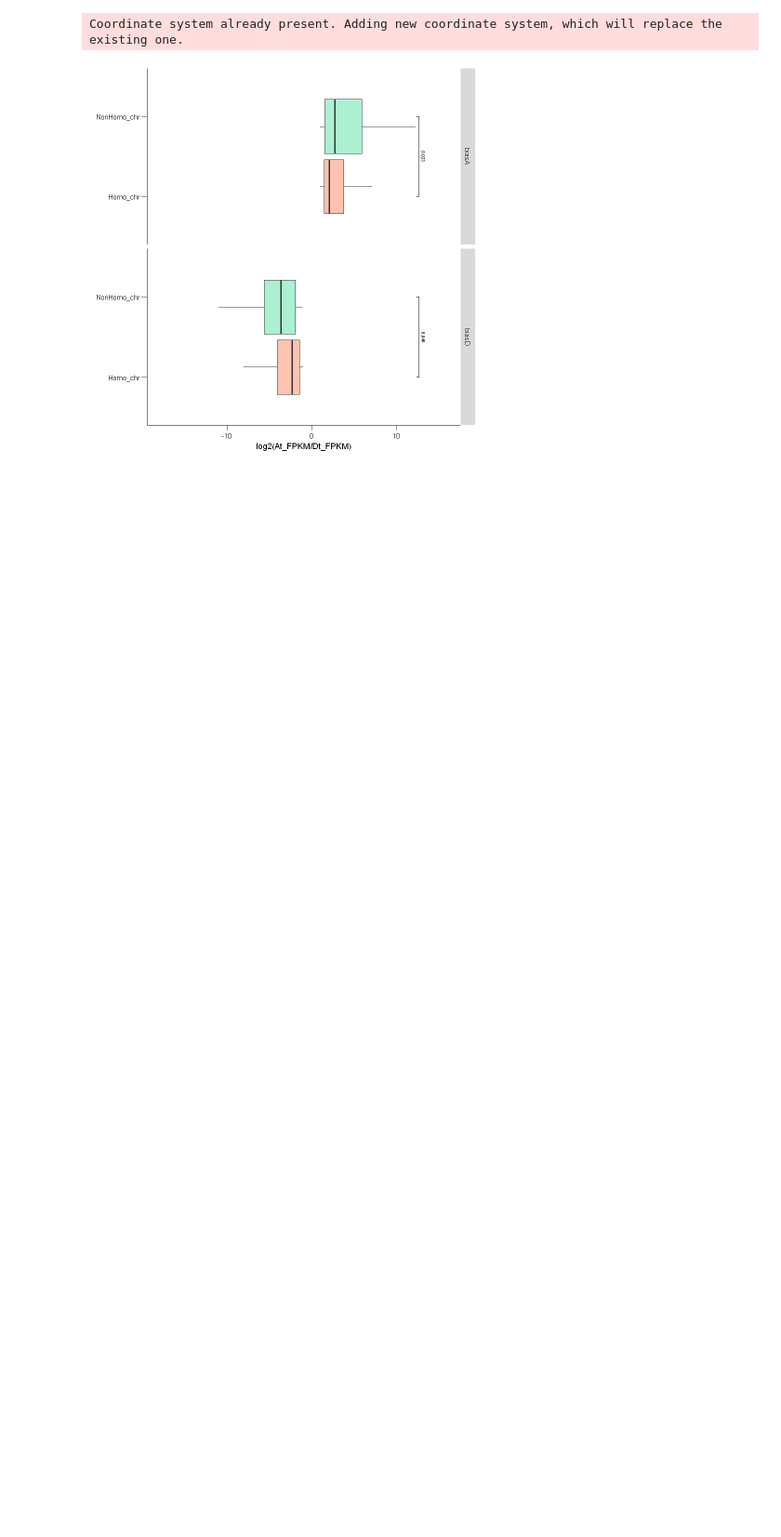
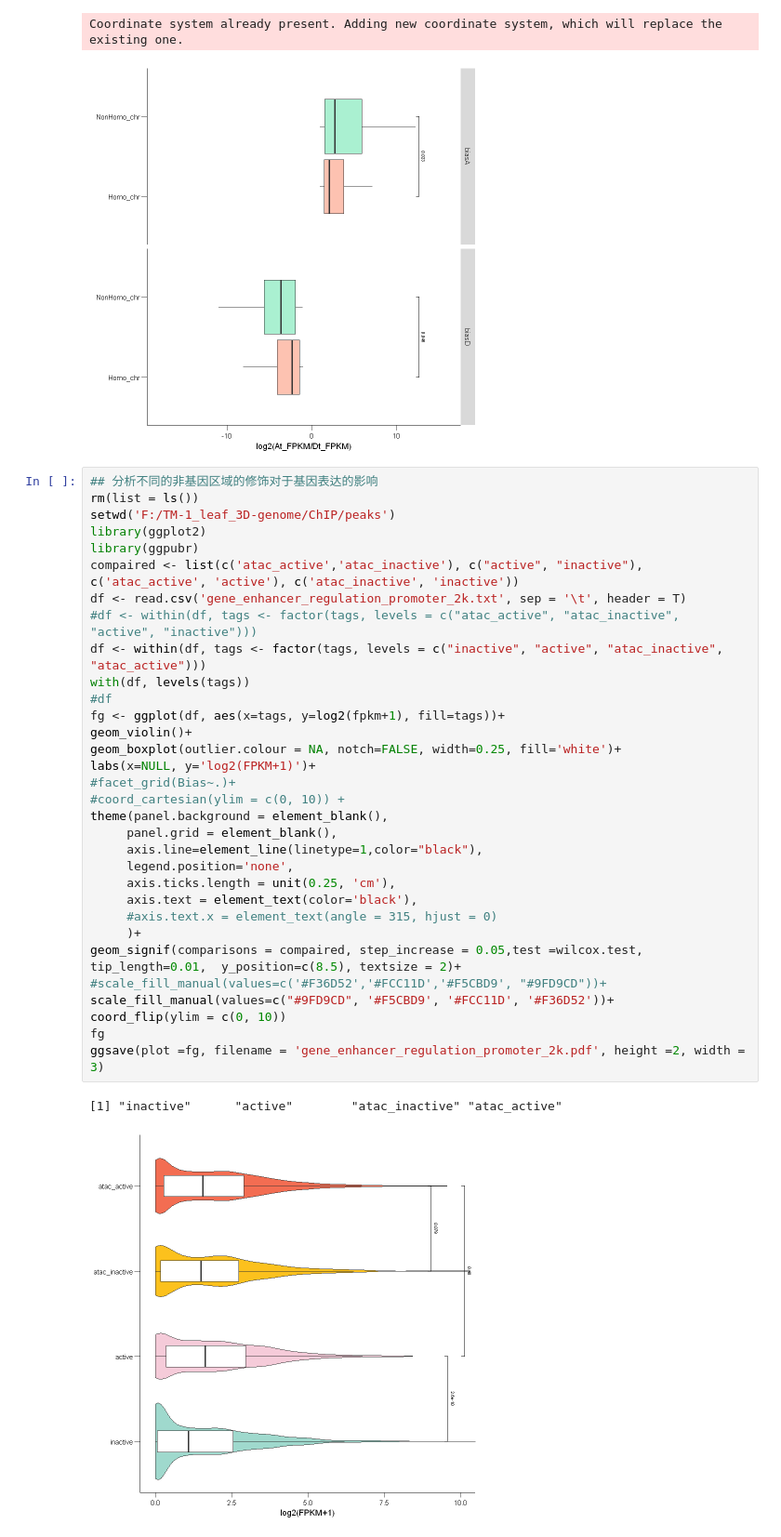
Before and after one commit to Nuturetree/VS_code_program, a Jupyter notebook: R/TM-1_leaf_3Dgenome/boxplot.ipynb, the cells around one changed output. Shown: that part at 93% size. Cells and saved outputs as stored; diff of their text form; blank space fills up the shorter version.

```diff
--- a/R/TM-1_leaf_3Dgenome/boxplot.ipynb
+++ b/R/TM-1_leaf_3Dgenome/boxplot.ipynb
@@ -28,3 +28,38 @@ ggsave(plot =fg, filename = 'gene_loop_bias_tags.pdf', height =2, width = 3)
 # %% [output]
 Coordinate system already present. Adding new coordinate system, which will replace the existing one.
 [figure]
+# %%
+## 分析不同的非基因区域的修饰对于基因表达的影响
+rm(list = ls())
+setwd('F:/TM-1_leaf_3D-genome/ChIP/peaks')
+library(ggplot2)
+library(ggpubr)
+compaired <- list(c('atac_active','atac_inactive'), c("active", "inactive"), c('atac_active', 'active'), c('atac_inactive', 'inactive'))
+df <- read.csv('gene_enhancer_regulation_promoter_2k.txt', sep = '\t', header = T)
+#df <- within(df, tags <- factor(tags, levels = c("atac_active", "atac_inactive", "active", "inactive")))
+df <- within(df, tags <- factor(tags, levels = c("inactive", "active", "atac_inactive", "atac_active")))
+with(df, levels(tags))
+#df
+fg <- ggplot(df, aes(x=tags, y=log2(fpkm+1), fill=tags))+
+geom_violin()+
+geom_boxplot(outlier.colour = NA, notch=FALSE, width=0.25, fill='white')+
+labs(x=NULL, y='log2(FPKM+1)')+
+#facet_grid(Bias~.)+
+#coord_cartesian(ylim = c(0, 10)) +
+theme(panel.background = element_blank(),
+     panel.grid = element_blank(),
+     axis.line=element_line(linetype=1,color="black"),
+     legend.position='none',
+     axis.ticks.length = unit(0.25, 'cm'),
+     axis.text = element_text(color='black'),
+     #axis.text.x = element_text(angle = 315, hjust = 0)
+     )+
+geom_signif(comparisons = compaired, step_increase = 0.05,test =wilcox.test, tip_length=0.01,  y_position=c(8.5), textsize = 2)+
+#scale_fill_manual(values=c('#F36D52','#FCC11D','#F5CBD9', "#9FD9CD"))+
+scale_fill_manual(values=c("#9FD9CD", '#F5CBD9', '#FCC11D', '#F36D52'))+
+coord_flip(ylim = c(0, 10))
+fg
+ggsave(plot =fg, filename = 'gene_enhancer_regulation_promoter_2k.pdf', height =2, width = 3)
+# %% [output]
+[1] "inactive"      "active"        "atac_inactive" "atac_active"
+[figure, added]
```
Also changed, not shown: 4 other files.
